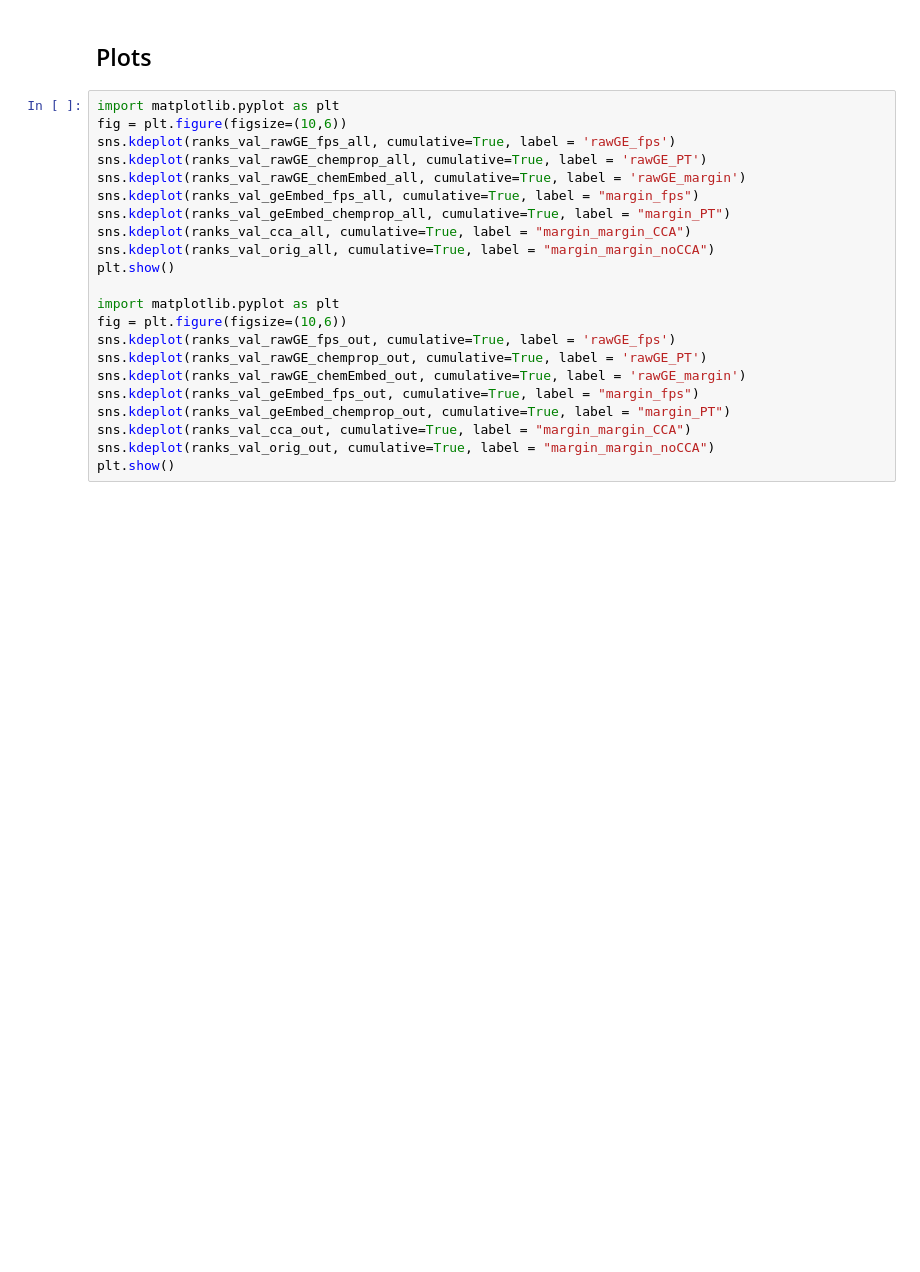
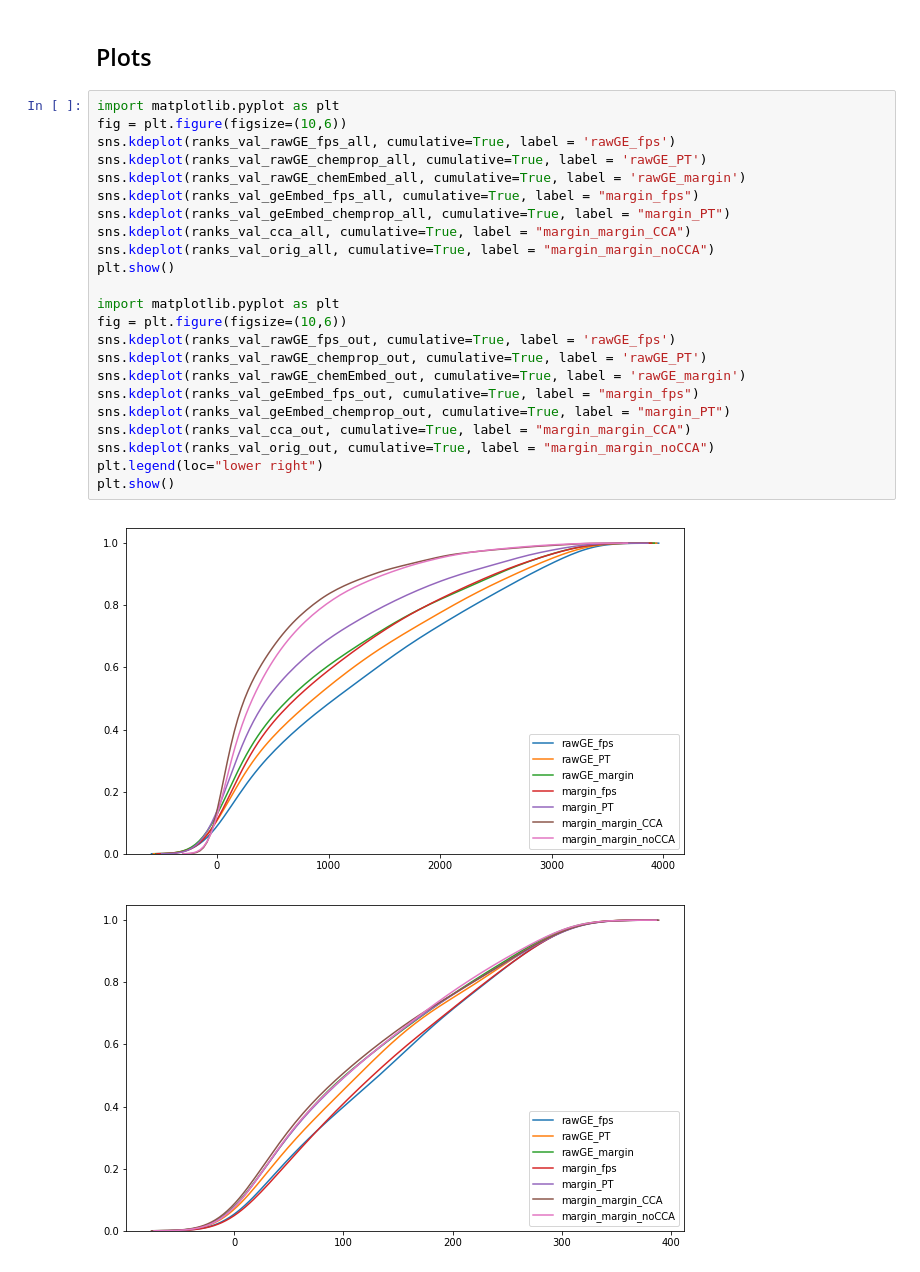
Before and after one commit to sgfin/molecule_ge_coordinated_embeddings, a Jupyter notebook: drug_repo_metric_learning/DrugIR-test-geFirst.ipynb, the cells around one changed output. Drawn from its saved outputs; the diff is of its cells as text; blank space fills up the shorter version.

```diff
--- a/drug_repo_metric_learning/DrugIR-test-geFirst.ipynb
+++ b/drug_repo_metric_learning/DrugIR-test-geFirst.ipynb
@@ -424,22 +433,26 @@ CCA w/ 50 components
 # %%
 import matplotlib.pyplot as plt
 fig = plt.figure(figsize=(10,6))
 sns.kdeplot(ranks_val_rawGE_fps_all, cumulative=True, label = 'rawGE_fps')
 sns.kdeplot(ranks_val_rawGE_chemprop_all, cumulative=True, label = 'rawGE_PT')
 sns.kdeplot(ranks_val_rawGE_chemEmbed_all, cumulative=True, label = 'rawGE_margin')
 sns.kdeplot(ranks_val_geEmbed_fps_all, cumulative=True, label = "margin_fps")
 sns.kdeplot(ranks_val_geEmbed_chemprop_all, cumulative=True, label = "margin_PT")
 sns.kdeplot(ranks_val_cca_all, cumulative=True, label = "margin_margin_CCA")
 sns.kdeplot(ranks_val_orig_all, cumulative=True, label = "margin_margin_noCCA")
 plt.show()
 
 import matplotlib.pyplot as plt
 fig = plt.figure(figsize=(10,6))
 sns.kdeplot(ranks_val_rawGE_fps_out, cumulative=True, label = 'rawGE_fps')
 sns.kdeplot(ranks_val_rawGE_chemprop_out, cumulative=True, label = 'rawGE_PT')
 sns.kdeplot(ranks_val_rawGE_chemEmbed_out, cumulative=True, label = 'rawGE_margin')
 sns.kdeplot(ranks_val_geEmbed_fps_out, cumulative=True, label = "margin_fps")
 sns.kdeplot(ranks_val_geEmbed_chemprop_out, cumulative=True, label = "margin_PT")
 sns.kdeplot(ranks_val_cca_out, cumulative=True, label = "margin_margin_CCA")
 sns.kdeplot(ranks_val_orig_out, cumulative=True, label = "margin_margin_noCCA")
+plt.legend(loc="lower right")
 plt.show()
+# %% [output]
+[figure, added]
+[figure, added]
```
Also changed, not shown: parts of 4 cells of this notebook, 3 other files.
